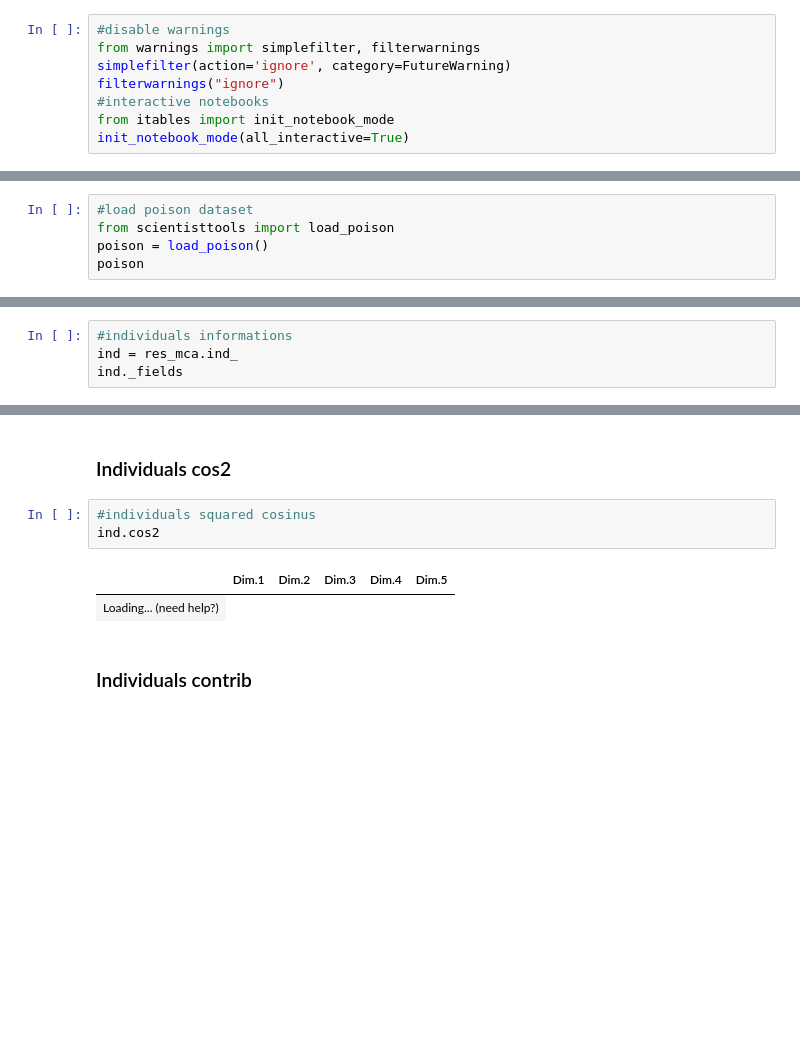
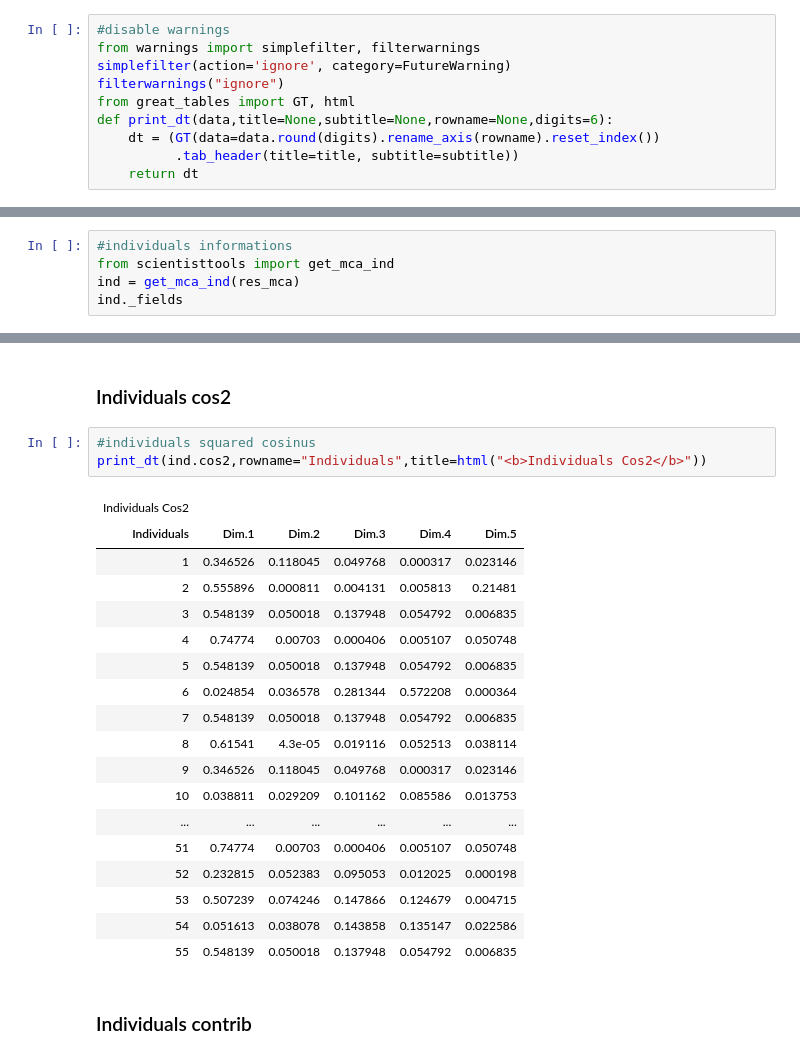
Before and after one commit to enfantbenidedieu/scientisttools, a Jupyter notebook: notebooks/05 - MCA/01-MCA-poison.ipynb, the cells around one changed output, grey strips where cells are left out. Drawn from its saved outputs; the diff is of its cells as text; blank space fills up the shorter version.

```diff
--- a/notebooks/05 - MCA/01-MCA-poison.ipynb
+++ b/notebooks/05 - MCA/01-MCA-poison.ipynb
@@ -5,6 +5,8 @@
 from warnings import simplefilter, filterwarnings
 simplefilter(action='ignore', category=FutureWarning)
 filterwarnings("ignore")
-#interactive notebooks
-from itables import init_notebook_mode
-init_notebook_mode(all_interactive=True)
+from great_tables import GT, html
+def print_dt(data,title=None,subtitle=None,rowname=None,digits=6):
+    dt = (GT(data=data.round(digits).rename_axis(rowname).reset_index())
+          .tab_header(title=title, subtitle=subtitle))
+    return dt
@@ -14,5 +12,0 @@ init_notebook_mode(all_interactive=True)
-# %%
-#load poison dataset
-from scientisttools import load_poison
-poison = load_poison()
-poison
@@ -63,7 +106,8 @@ eig_correction.greenacre
 ## Individuals informations
 # %%
 #individuals informations
-ind = res_mca.ind_
+from scientisttools import get_mca_ind
+ind = get_mca_ind(res_mca)
 ind._fields
 # %% [output]
 ('coord', 'cos2', 'contrib', 'infos')
@@ -79,10 +139,26 @@ ind.coord
 ### Individuals cos2
 # %%
 #individuals squared cosinus
-ind.cos2
+print_dt(ind.cos2,rowname="Individuals",title=html("<b>Individuals Cos2</b>"))
 # %% [output]
-|  | Dim.1 | Dim.2 | Dim.3 | Dim.4 | Dim.5 |
-| Loading... (need help?) |
+| Individuals Cos2 |  |  |  |  |  |
+| Individuals | Dim.1 | Dim.2 | Dim.3 | Dim.4 | Dim.5 |
+| 1 | 0.346526 | 0.118045 | 0.049768 | 0.000317 | 0.023146 |
+| 2 | 0.555896 | 0.000811 | 0.004131 | 0.005813 | 0.21481 |
+| 3 | 0.548139 | 0.050018 | 0.137948 | 0.054792 | 0.006835 |
+| 4 | 0.74774 | 0.00703 | 0.000406 | 0.005107 | 0.050748 |
+| 5 | 0.548139 | 0.050018 | 0.137948 | 0.054792 | 0.006835 |
+| 6 | 0.024854 | 0.036578 | 0.281344 | 0.572208 | 0.000364 |
+| 7 | 0.548139 | 0.050018 | 0.137948 | 0.054792 | 0.006835 |
+| 8 | 0.61541 | 4.3e-05 | 0.019116 | 0.052513 | 0.038114 |
+| 9 | 0.346526 | 0.118045 | 0.049768 | 0.000317 | 0.023146 |
+| 10 | 0.038811 | 0.029209 | 0.101162 | 0.085586 | 0.013753 |
+| ... | ... | ... | ... | ... | ... |
+| 51 | 0.74774 | 0.00703 | 0.000406 | 0.005107 | 0.050748 |
+| 52 | 0.232815 | 0.052383 | 0.095053 | 0.012025 | 0.000198 |
+| 53 | 0.507239 | 0.074246 | 0.147866 | 0.124679 | 0.004715 |
+| 54 | 0.051613 | 0.038078 | 0.143858 | 0.135147 | 0.022586 |
+| 55 | 0.548139 | 0.050018 | 0.137948 | 0.054792 | 0.006835 |
 # %% [markdown]
 ### Individuals contrib
 # %%
```
Also changed, not shown: parts of 59 cells of this notebook, 8 other files.
